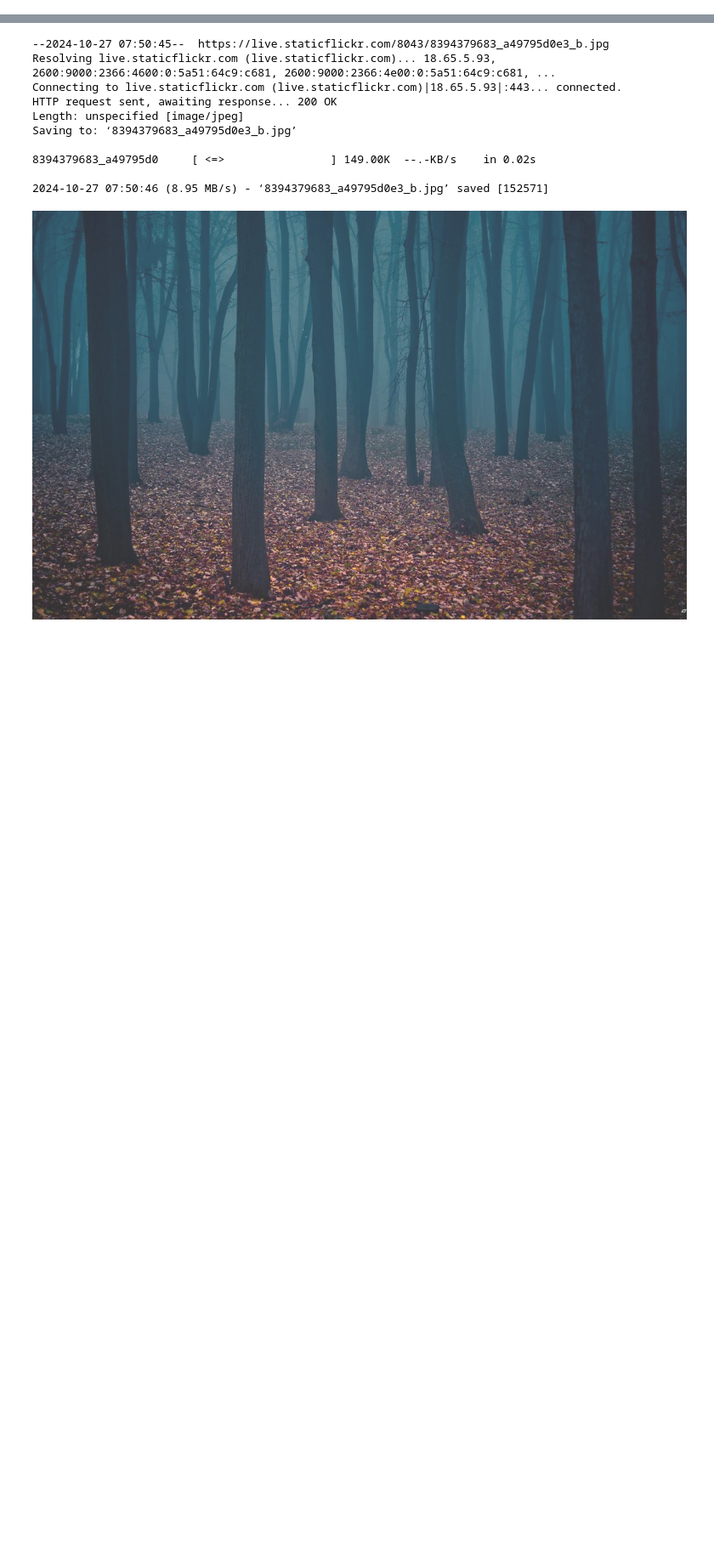
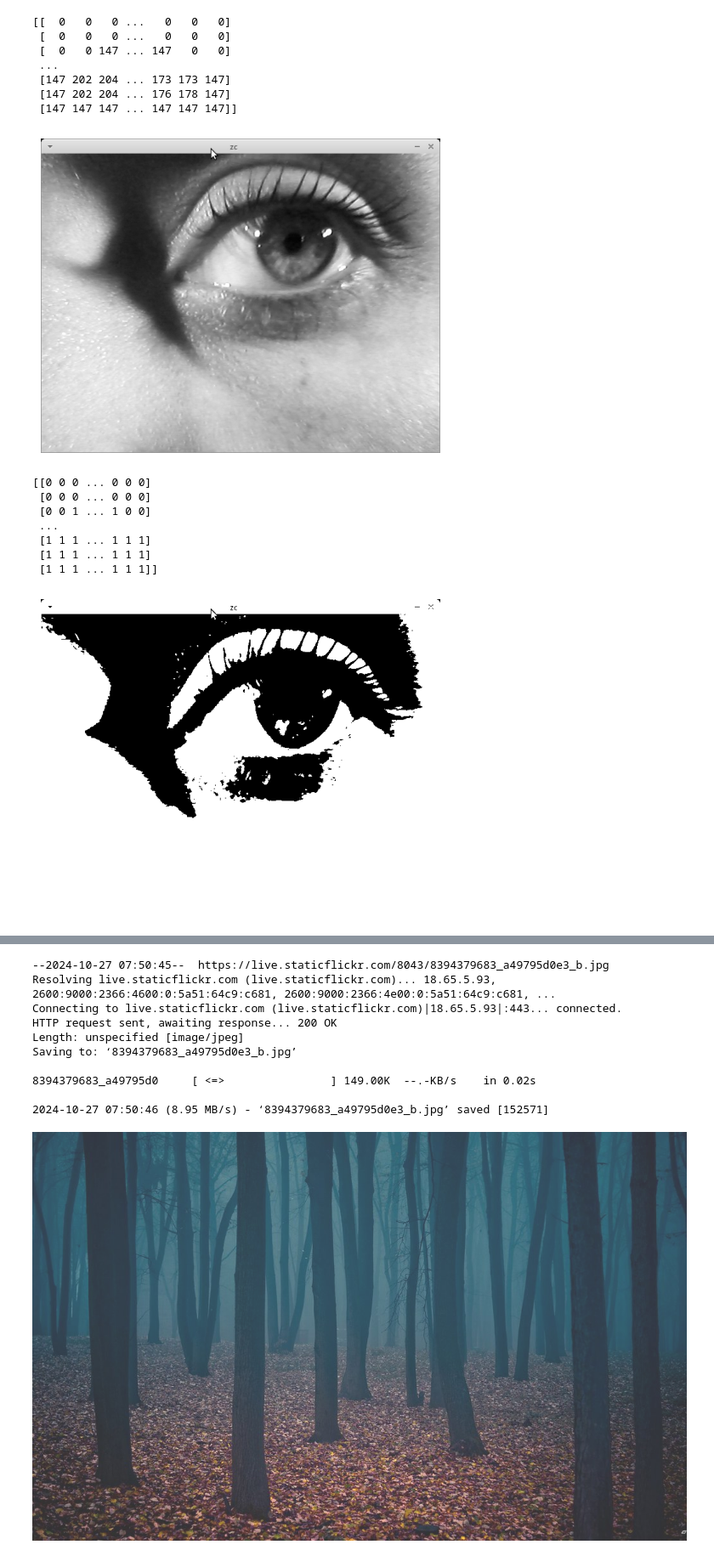
Before and after one commit to mnhqut/advancedhpc2024, a Jupyter notebook: labwork6/labwork6.ipynb, the cells around one changed output, grey strips where cells are left out. Shown at 85% size. Cells and saved outputs as stored; diff of their text form; code cells hidden in the pictures; blank space fills up the shorter version.

```diff
--- a/labwork6/labwork6.ipynb
+++ b/labwork6/labwork6.ipynb
@@ -0,0 +5,79 @@
+# %%
+import numpy as np
+from numba import cuda
+from PIL import Image
+import matplotlib.pyplot as plt
+
+# Define the binarization kernel
+@cuda.jit
+def binarize_image_kernel(input_image, output_image, threshold):
+    # Calculate the unique thread index within the image
+    x, y = cuda.grid(2)
+
+    # Check if we are within the bounds of the image
+    if x < input_image.shape[0] and y < input_image.shape[1]:
+        # Perform the binarization based on the threshold
+        output_image[x, y] = 1 if input_image[x, y] > threshold else 0
+
+# Host function to call the CUDA kernel
+def binarize_image(input_image, threshold=128):
+    # Allocate space for the output image
+    output_image = np.zeros_like(input_image, dtype=np.uint8)
+
+    # Define grid and block dimensions
+    threads_per_block = (16, 16)
+    blocks_per_grid_x = (input_image.shape[0] + threads_per_block[0] - 1) // threads_per_block[0]
+    blocks_per_grid_y = (input_image.shape[1] + threads_per_block[1] - 1) // threads_per_block[1]
+
+    # Transfer the image to the GPU and launch the kernel
+    d_input_image = cuda.to_device(input_image)
+    d_output_image = cuda.to_device(output_image)
+
+    # Run the kernel
+    binarize_image_kernel[(blocks_per_grid_x, blocks_per_grid_y), threads_per_block](d_input_image, d_output_image, threshold)
+
+    # Copy the result back to the host
+    return d_output_image.copy_to_host()
+
+# Example usage
+if __name__ == "__main__":
+    # Create a sample grayscale image (for demonstration purposes)
+    # input_image = np.random.randint(0, 255, (512, 512), dtype=np.uint8)
+    img = Image.open('/content/18XKN.png').convert('L')  # Ensure it is in RGB format
+    # Convert to a NumPy array with uint8 type
+    input_image = np.array(img, dtype=np.uint8)
+    print(input_image)
+    plt.imshow(input_image, cmap='gray', vmin=0, vmax=255)  # Using grayscale colormap
+    plt.axis('off')  # Hide the axis
+    plt.show()
+
+    # Define the threshold value for binarization
+    threshold_value = 125
+
+    # Apply the binarization
+    output_image = binarize_image(input_image, threshold=threshold_value)
+
+    # Now `output_image` contains the binarized result
+    print(output_image)
+
+    # Display the 2D array as an image
+    plt.imshow(output_image, cmap='gray', vmin=0, vmax=1)  # Using grayscale colormap
+    plt.axis('off')  # Hide the axis
+    plt.show()
+# %% [output]
+[[  0   0   0 ...   0   0   0]
+ [  0   0   0 ...   0   0   0]
+ [  0   0 147 ... 147   0   0]
+ ...
+ [147 202 204 ... 173 173 147]
+ [147 202 204 ... 176 178 147]
+ [147 147 147 ... 147 147 147]]
+[figure, added]
+[[0 0 0 ... 0 0 0]
+ [0 0 0 ... 0 0 0]
+ [0 0 1 ... 1 0 0]
+ ...
+ [1 1 1 ... 1 1 1]
+ [1 1 1 ... 1 1 1]
+ [1 1 1 ... 1 1 1]]
+[figure, added]
```
Also changed, not shown: parts of 3 cells of this notebook.
